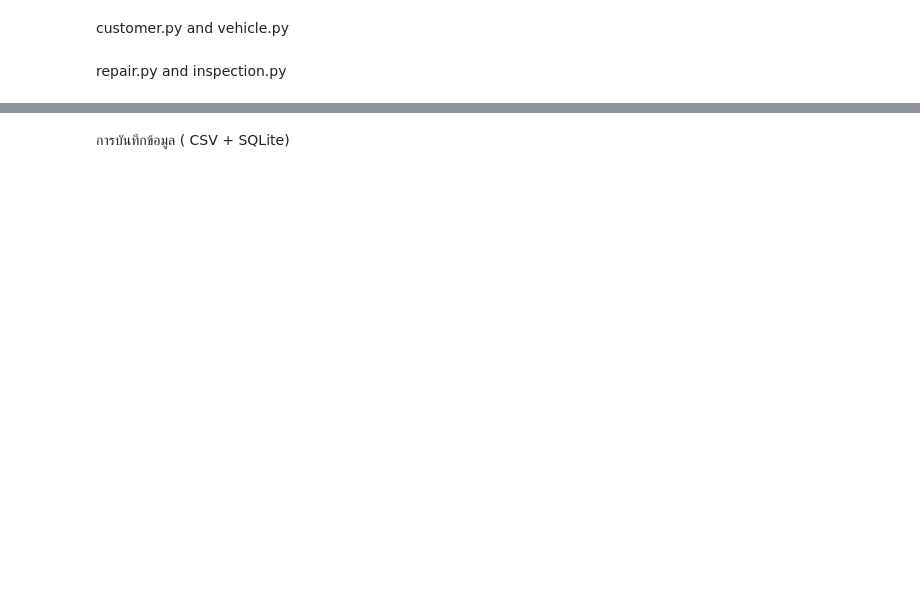
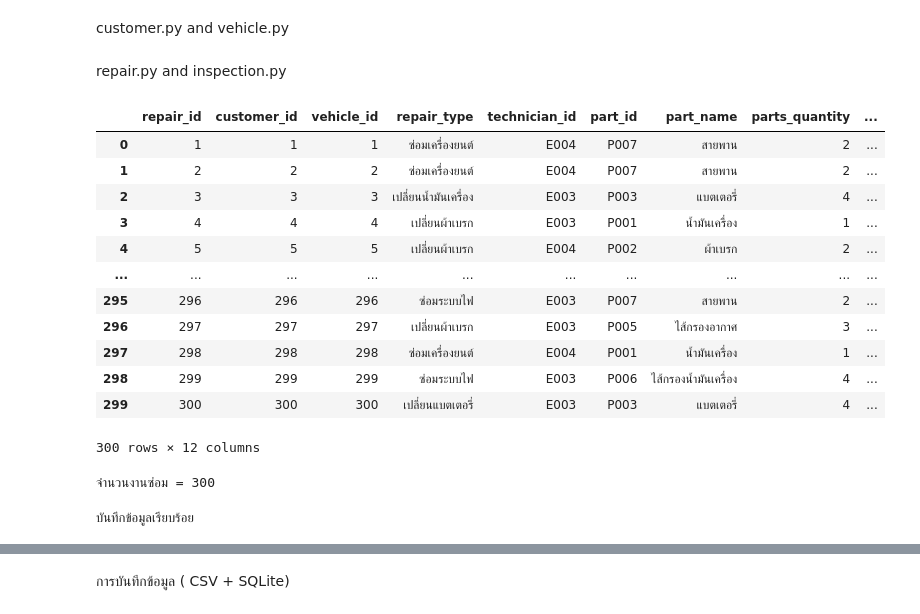
Before and after one commit to surayut9595-ux/Yutyit, a Jupyter notebook: สำเนาของ_garage.ipynb, the cells around one changed output, grey strips where cells are left out. Saved outputs shown, nothing was run; the diff lists cells and outputs as text; code cells hidden in the pictures; blank space fills up the shorter version.

```diff
--- a/สำเนาของ_garage.ipynb
+++ b/สำเนาของ_garage.ipynb
@@ -263,7 +229,7 @@ general_technicians = [
     "E004"
 ]
 # %%
-#ข้อมูล300ชุด
+#จำลองข้อมูล300ชุด
 customers = []
 vehicles = []
 repairs = []
@@ -304,25 +270,84 @@ for i in range(1, 301):
     parts_cost = part["price"] * parts_quantity
 
     # คำนวณราคาทั้งหมด
-    total = total_price(parts_cost,service_fee=0)
+    total = calculate_total(parts_cost,service_fee=0)
 
     # ลูกค้าตัดสินใจ
     status = check_approve(total)
 
     # สร้างงานซ่อม
-    repair = Repair(
+    repair = RepairJob(
         i,
         i,
         i,
         random.choice(repair_types),
         technician,
-        part["part_id"],
-        part["part_name"],
-        parts_quantity,
-        parts_cost,
-        status
+        [
+            {
+                "part_id": part["part_id"],
+                "quantity": parts_quantity
+            }
+        ],
+        part["part_name"], # Passed part_name here
+        labor_cost=0,
+        status=status
     )
 
     repairs.append(repair)
 # %% [markdown]
 repair.py and inspection.py
+# %%
+#สร้างDataframeงานซ่อม
+data = []
+
+for repair in repairs:
+
+    row = {
+        "repair_id": repair.repair_id,
+        "customer_id": repair.customer_id,
+        "vehicle_id": repair.vehicle_id,
+        "repair_type": repair.repair_type,
+        "technician_id": repair.technician_id,
+        "part_id": repair.parts_used[0]["part_id"],
+        "part_name": repair.part_name,
+        "parts_quantity": repair.parts_used[0]["quantity"],
+        "parts_cost": repair.parts_cost(),
+        "labor_cost": repair.labor_cost,  # เพิ่ม labor_cost ที่นี่
+        "total_cost": repair.total_price(),
+        "status": repair.status
+    }
+
+    data.append(row)
+
+df = pd.DataFrame(data)
+
+df
+# %% [output]
+|  | repair_id | customer_id | vehicle_id | repair_type | technician_id | part_id | part_name | parts_quantity | ... |
+| 0 | 1 | 1 | 1 | ซ่อมเครื่องยนต์ | E004 | P007 | สายพาน | 2 | ... |
+| 1 | 2 | 2 | 2 | ซ่อมเครื่องยนต์ | E004 | P007 | สายพาน | 2 | ... |
+| 2 | 3 | 3 | 3 | เปลี่ยนน้ำมันเครื่อง | E003 | P003 | แบตเตอรี่ | 4 | ... |
+| 3 | 4 | 4 | 4 | เปลี่ยนผ้าเบรก | E003 | P001 | น้ำมันเครื่อง | 1 | ... |
+| 4 | 5 | 5 | 5 | เปลี่ยนผ้าเบรก | E004 | P002 | ผ้าเบรก | 2 | ... |
+| ... | ... | ... | ... | ... | ... | ... | ... | ... | ... |
+| 295 | 296 | 296 | 296 | ซ่อมระบบไฟ | E003 | P007 | สายพาน | 2 | ... |
+| 296 | 297 | 297 | 297 | เปลี่ยนผ้าเบรก | E003 | P005 | ไส้กรองอากาศ | 3 | ... |
+| 297 | 298 | 298 | 298 | ซ่อมเครื่องยนต์ | E004 | P001 | น้ำมันเครื่อง | 1 | ... |
+| 298 | 299 | 299 | 299 | ซ่อมระบบไฟ | E003 | P006 | ไส้กรองน้ำมันเครื่อง | 4 | ... |
+| 299 | 300 | 300 | 300 | เปลี่ยนแบตเตอรี่ | E003 | P003 | แบตเตอรี่ | 4 | ... |
+300 rows × 12 columns
+# %%
+#ตรวจสอบ300รายการ
+print("จำนวนงานซ่อม =", len(df))
+# %% [output]
+จำนวนงานซ่อม = 300
+# %%
+#บันทึกเข้าcsv
+df.to_csv(
+    "garage.csv",
+    index=False
+)
+
+print("บันทึกข้อมูลเรียบร้อย")
+# %% [output]
+บันทึกข้อมูลเรียบร้อย
```
Also changed, not shown: parts of 16 cells of this notebook.
